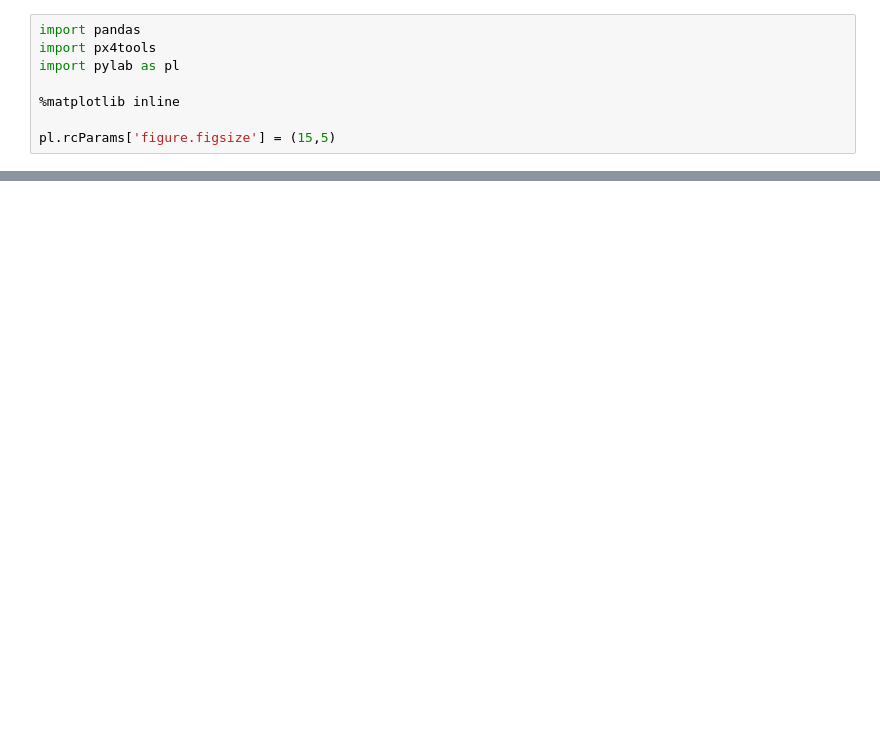
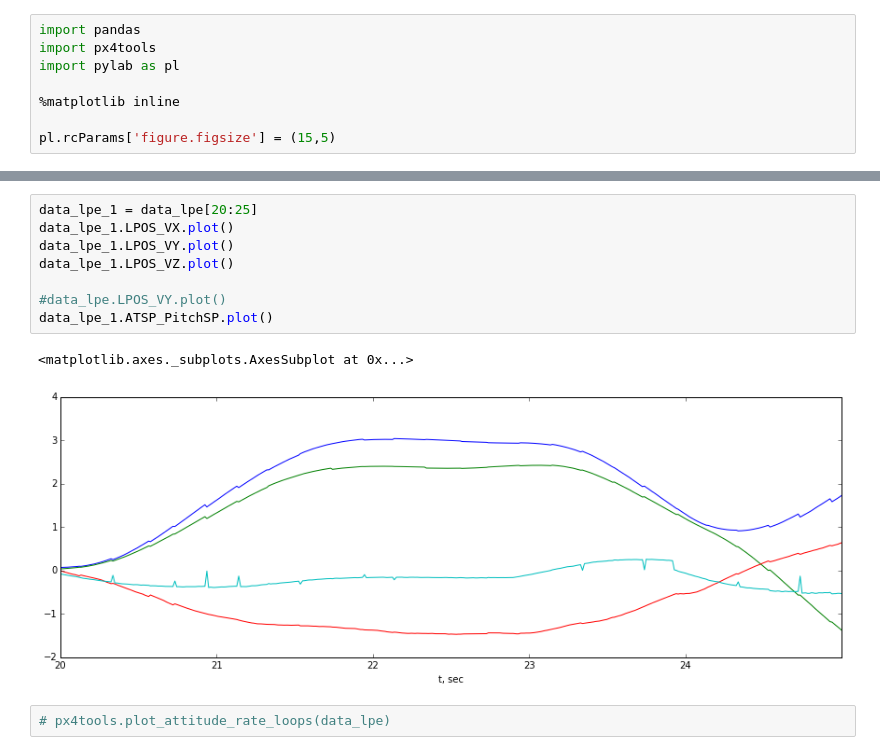
Before and after one commit to dronecrew/px4tools, a Jupyter notebook: notebooks/Comparison.ipynb, the cells around one changed output, grey strips where cells are left out. Saved outputs shown, nothing was run; the diff lists cells and outputs as text; blank space fills up the shorter version.

```diff
--- a/notebooks/Comparison.ipynb
+++ b/notebooks/Comparison.ipynb
@@ -28,0 +29,13 @@ px4tools.plot_velocity_loops(data_inav)
+# %%
+data_lpe_1 = data_lpe[20:25]
+data_lpe_1.LPOS_VX.plot()
+data_lpe_1.LPOS_VY.plot()
+data_lpe_1.LPOS_VZ.plot()
+
+#data_lpe.LPOS_VY.plot()
+data_lpe_1.ATSP_PitchSP.plot()
+# %% [output]
+<matplotlib.axes._subplots.AxesSubplot at 0x...>
+[figure, added]
+# %%
+# px4tools.plot_attitude_rate_loops(data_lpe)
```
Also changed, not shown: parts of 7 cells of this notebook, 4 other files.
